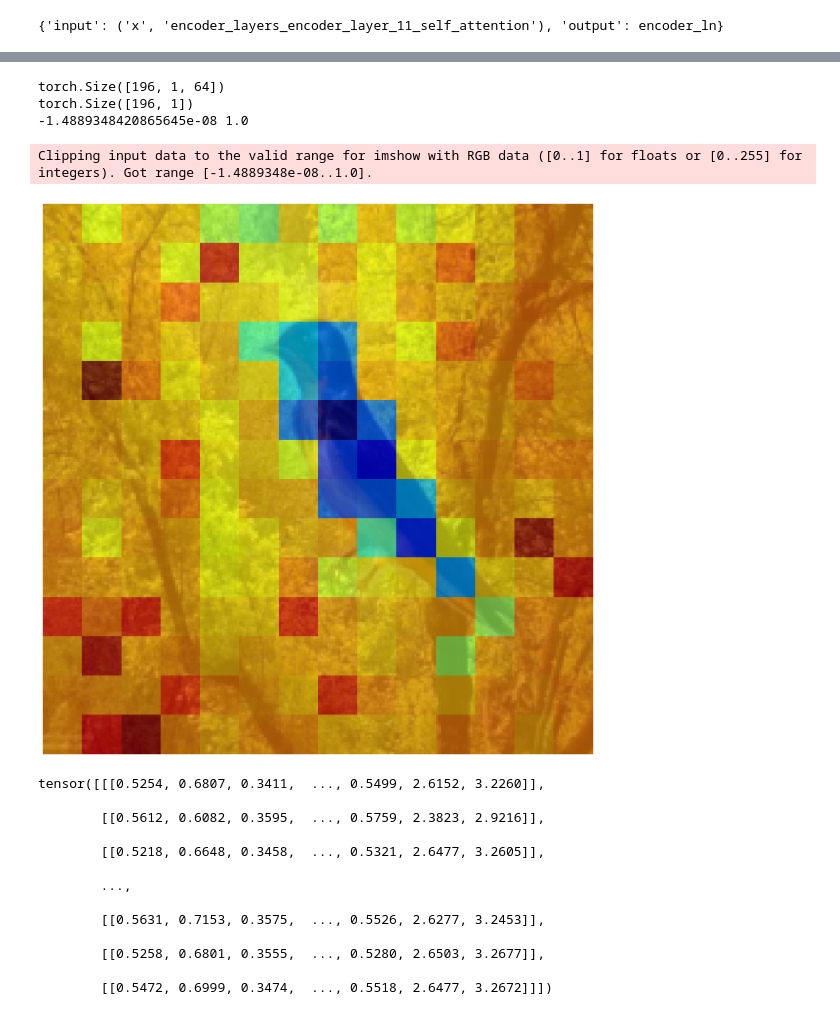
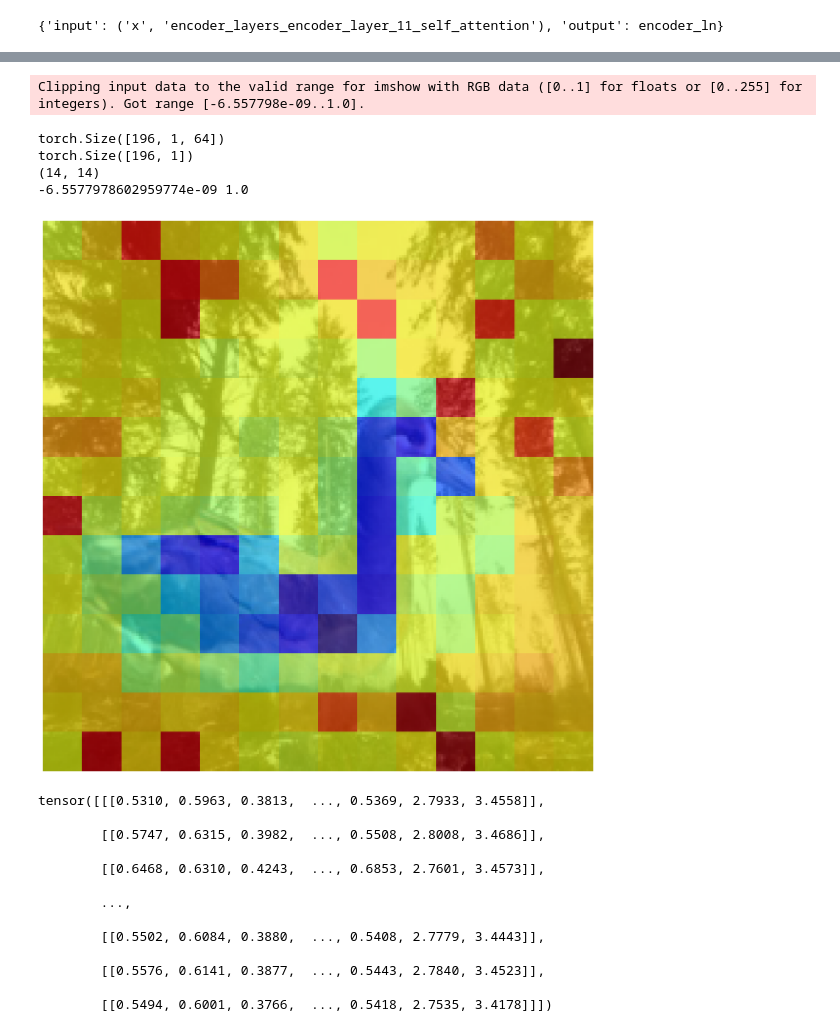
Before and after one commit to elmoprimmer/spurious_correlations, a Jupyter notebook: dfr_testing2.ipynb, the cells around one changed output, grey strips where cells are left out. Drawn from its saved outputs; the diff is of its cells as text; code cells hidden in the pictures.

```diff
--- a/dfr_testing2.ipynb
+++ b/dfr_testing2.ipynb
@@ -176,24 +176,25 @@ from norms import Norms
 # %%
 norm = Norms(model)
 # %%
-norm.generate_and_visualize(tensorize('136.Barn_Swallow/Barn_Swallow_0047_130016.jpg'))
+norm.generate_and_visualize(tensorize('notebooks/data/001.Black_footed_Albatross/Black_Footed_Albatross_0002_55.jpg'))
 # %% [output]
-torch.Size([196, 1, 64])
-torch.Size([196, 1])
--1.4889348420865645e-08 1.0
+Clipping input data to the valid range for imshow with RGB data ([0..1] for floats or [0..255] for integers). Got range [-6.557798e-09..1.0].
-Clipping input data to the valid range for imshow with RGB data ([0..1] for floats or [0..255] for integers). Got range [-1.4889348e-08..1.0].
+torch.Size([196, 1, 64])
+torch.Size([196, 1])
+(14, 14)
+-6.5577978602959774e-09 1.0
-[figure, old version]
+[figure, new version]
-tensor([[[0.5254, 0.6807, 0.3411,  ..., 0.5499, 2.6152, 3.2260]],
+tensor([[[0.5310, 0.5963, 0.3813,  ..., 0.5369, 2.7933, 3.4558]],
 
-        [[0.5612, 0.6082, 0.3595,  ..., 0.5759, 2.3823, 2.9216]],
+        [[0.5747, 0.6315, 0.3982,  ..., 0.5508, 2.8008, 3.4686]],
 
-        [[0.5218, 0.6648, 0.3458,  ..., 0.5321, 2.6477, 3.2605]],
+        [[0.6468, 0.6310, 0.4243,  ..., 0.6853, 2.7601, 3.4573]],
 
         ...,
 
-        [[0.5631, 0.7153, 0.3575,  ..., 0.5526, 2.6277, 3.2453]],
+        [[0.5502, 0.6084, 0.3880,  ..., 0.5408, 2.7779, 3.4443]],
 
-        [[0.5258, 0.6801, 0.3555,  ..., 0.5280, 2.6503, 3.2677]],
+        [[0.5576, 0.6141, 0.3877,  ..., 0.5443, 2.7840, 3.4523]],
 
-        [[0.5472, 0.6999, 0.3474,  ..., 0.5518, 2.6477, 3.2672]]])
+        [[0.5494, 0.6001, 0.3766,  ..., 0.5418, 2.7535, 3.4178]]])
 # %%
```
Also changed, not shown: parts of 5 cells of this notebook, 1 other file.
